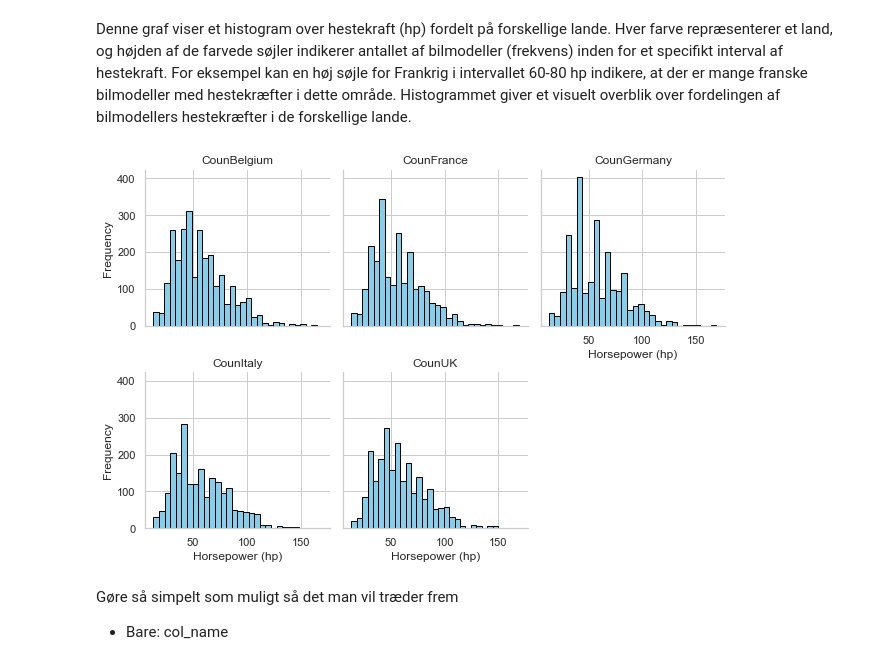
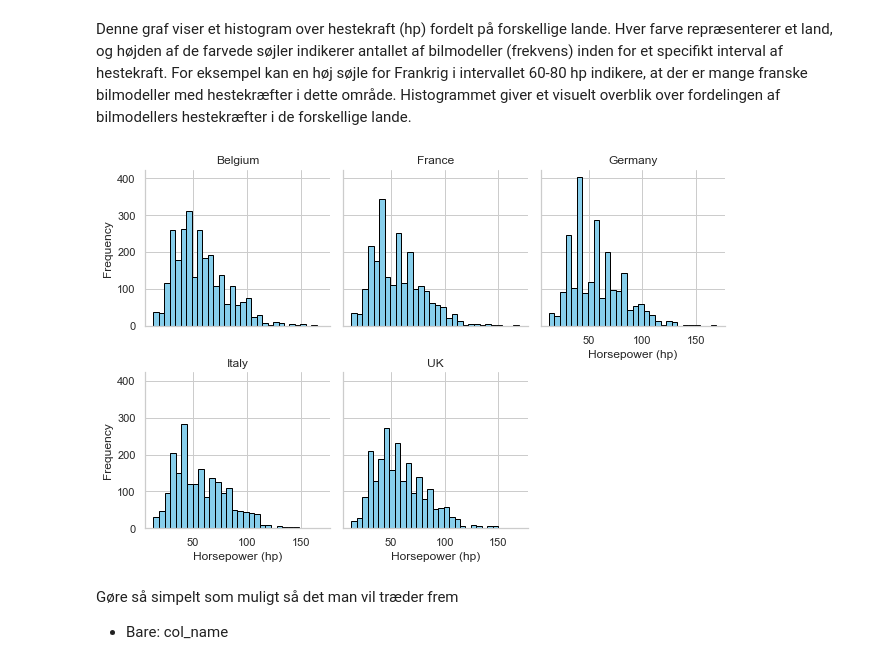
Before and after one commit to Mert264/Bachelorproject, a Jupyter notebook: Bachelorprojekt.ipynb, the cells around one changed output. Cells and saved outputs as stored; diff of their text form; code cells hidden in the pictures.

```diff
--- a/Bachelorprojekt.ipynb
+++ b/Bachelorprojekt.ipynb
@@ -201,21 +166,21 @@ Denne graf viser et histogram over hestekraft (hp) fordelt på forskellige lande
 # %%
 # Set up the FacetGrid with seaborn
 g = sns.FacetGrid(cars, col='country', col_wrap=3, sharex=True, sharey=True)
 
 # Map the histograms to the FacetGrid
 g.map(plt.hist, 'hp', bins=30, color='skyblue', edgecolor='black')
 
 # Add titles and labels
-g.set_titles('Coun{col_name}')
+g.set_titles('{col_name}')
 g.set_axis_labels('Horsepower (hp)', 'Frequency')
 
 # Adjust the layout so that titles and labels don't overlap
 g.tight_layout()
 
 # Show the plot
 plt.show()
 # %% [output]
-[figure, old version]
+[figure, new version]
 # %% [markdown]
 Gøre så simpelt som muligt så det man vil træder frem
 - Bare: col_name
```
Also changed, not shown: parts of 41 cells of this notebook.
